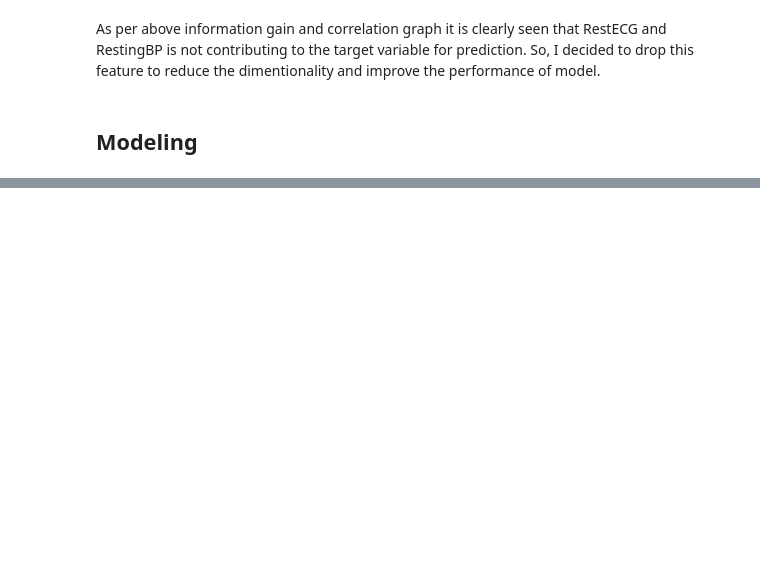
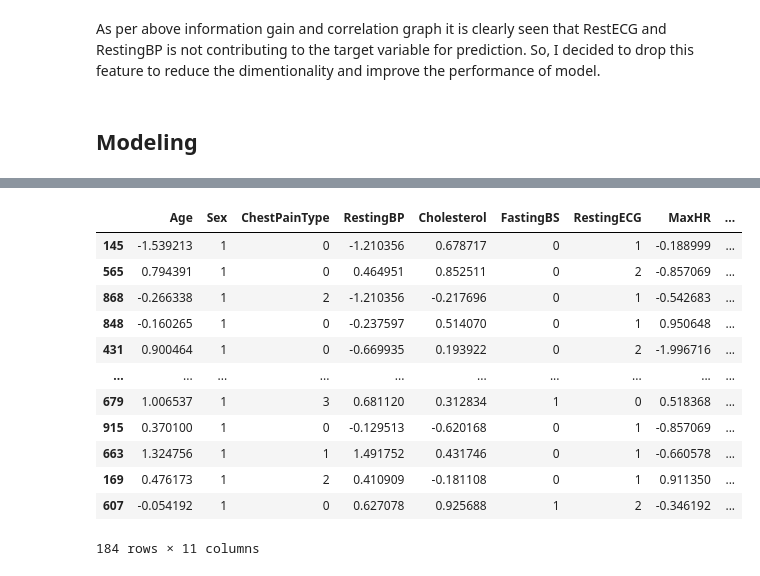
Before and after one commit to mahesh15698/Heart_Failure_Prediction, a Jupyter notebook: EDA.ipynb, the cells around one changed output, grey strips where cells are left out. Cells and saved outputs as stored; diff of their text form; code cells hidden in the pictures; blank space fills up the shorter version.

```diff
--- a/EDA.ipynb
+++ b/EDA.ipynb
@@ -369,3 +361,19 @@ ROC_AUC Score :  86.86%
+# %%
+X_test
+# %% [output]
+|  | Age | Sex | ChestPainType | RestingBP | Cholesterol | FastingBS | RestingECG | MaxHR | ... |
+| 145 | -1.539213 | 1 | 0 | -1.210356 | 0.678717 | 0 | 1 | -0.188999 | ... |
+| 565 | 0.794391 | 1 | 0 | 0.464951 | 0.852511 | 0 | 2 | -0.857069 | ... |
+| 868 | -0.266338 | 1 | 2 | -1.210356 | -0.217696 | 0 | 1 | -0.542683 | ... |
+| 848 | -0.160265 | 1 | 0 | -0.237597 | 0.514070 | 0 | 1 | 0.950648 | ... |
+| 431 | 0.900464 | 1 | 0 | -0.669935 | 0.193922 | 0 | 2 | -1.996716 | ... |
+| ... | ... | ... | ... | ... | ... | ... | ... | ... | ... |
+| 679 | 1.006537 | 1 | 3 | 0.681120 | 0.312834 | 1 | 0 | 0.518368 | ... |
+| 915 | 0.370100 | 1 | 0 | -0.129513 | -0.620168 | 0 | 1 | -0.857069 | ... |
+| 663 | 1.324756 | 1 | 1 | 1.491752 | 0.431746 | 0 | 1 | -0.660578 | ... |
+| 169 | 0.476173 | 1 | 2 | 0.410909 | -0.181108 | 0 | 1 | 0.911350 | ... |
+| 607 | -0.054192 | 1 | 0 | 0.627078 | 0.925688 | 1 | 2 | -0.346192 | ... |
+184 rows × 11 columns
 # %%
 model_evaluation(classifier_rf)
 # %% [output]
```
Also changed, not shown: parts of 7 cells of this notebook, 17 other files.
